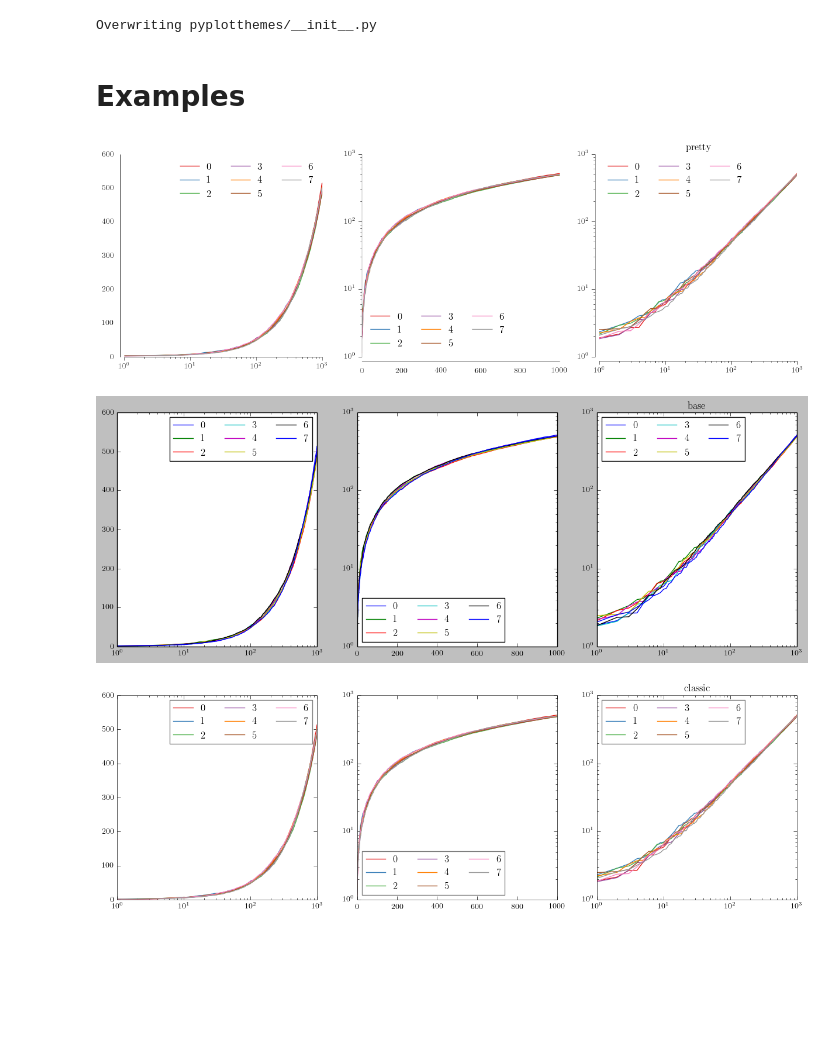
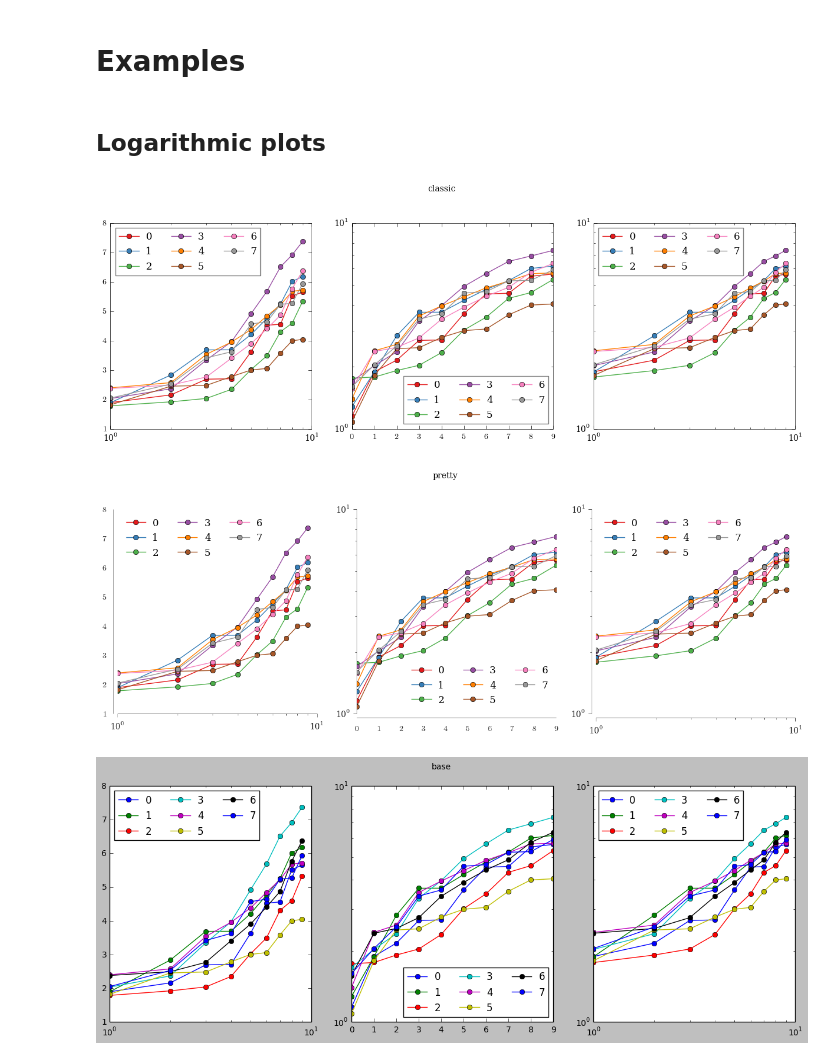
Before and after one commit to spacecowboy/pyplotthemes, a Jupyter notebook: PlottingTest.ipynb, the cells around one changed output. Drawn from its saved outputs; the diff is of its cells as text; code cells hidden in the pictures; blank space fills up the shorter version.

```diff
--- a/PlottingTest.ipynb
+++ b/PlottingTest.ipynb
@@ -657,22 +1,3 @@ Overwriting pyplotthemes/classic.py
-# %%
-%%file pyplotthemes/__init__.py
-
-from .base import BaseTheme
-from .pretty import PrettyTheme
-from .classic import ClassicTheme
-
-
-# Themes in namespace
-base = BaseTheme()
-pretty = PrettyTheme()
-classic = ClassicTheme()
-
-# Also keep a dict of themes
-themes = dict(base=base,
-              pretty=pretty,
-              classic=classic)
-# %% [output]
-Overwriting pyplotthemes/__init__.py
 # %% [markdown]
 # Examples
 # %%
@@ -680,38 +7,40 @@ Overwriting pyplotthemes/__init__.py
 import numpy as np
 
 from pyplotthemes import themes
+# %% [markdown]
+## Logarithmic plots
 # %%
 def logtest(theme):
     theme.figure(figsize=(15,5))
 
     for sub in range(3):
         # Set the random seed for consistency
         np.random.seed(12)
         theme.subplot(131 + sub)
         # Show the whole color range
         for i in range(8):
-            y = 1 + np.random.uniform(size=1000).cumsum()
-            x = np.arange(1000)
+            y = 1 + np.random.uniform(size=10).cumsum()
+            x = np.arange(10)
 
             if sub == 0:
-                theme.semilogx(x, y, label=str(i))
+                theme.semilogx(x, y, label=str(i), marker='o')
             elif sub == 1:
-                theme.semilogy(x, y, label=str(i))
+                theme.semilogy(x, y, label=str(i), marker='o')
             else:
-                theme.loglog(x, y, label=str(i))
+                theme.loglog(x, y, label=str(i), marker='o')
 
             theme.legend(loc='best', ncol=3)
 
 
 for name, theme in themes.items():
     if name != "base":
         theme.latex = True
     logtest(theme)
-    theme.title(name)
+    theme.gcf().suptitle(name)
 # %% [output]
-[figure, old version]
+[figure, new version]
-[figure, old version]
+[figure, new version]
-[figure, old version]
+[figure, new version]
 # %%
 def histtest(theme):
     # Set the random seed for consistency
```
Also changed, not shown: parts of 8 cells of this notebook.
